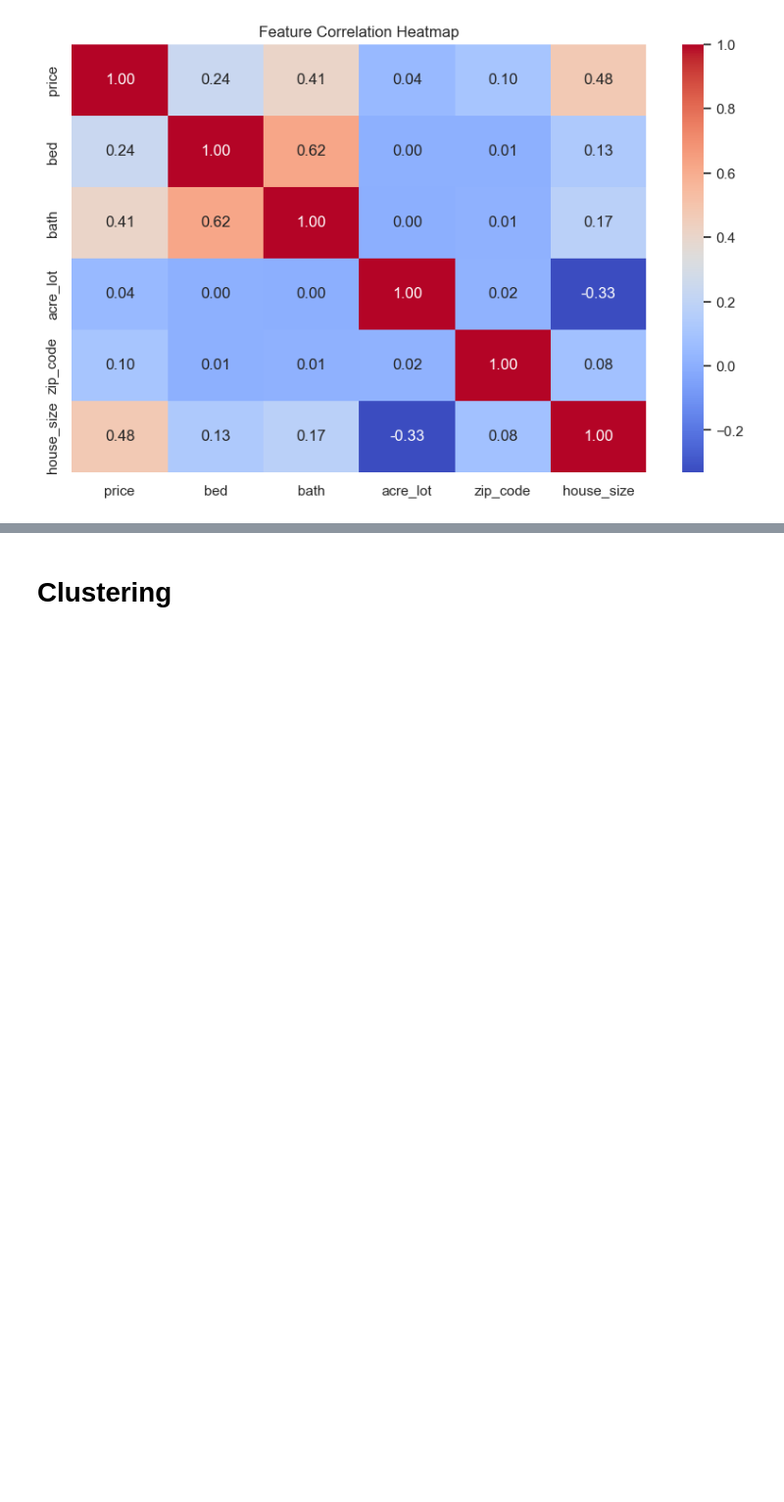
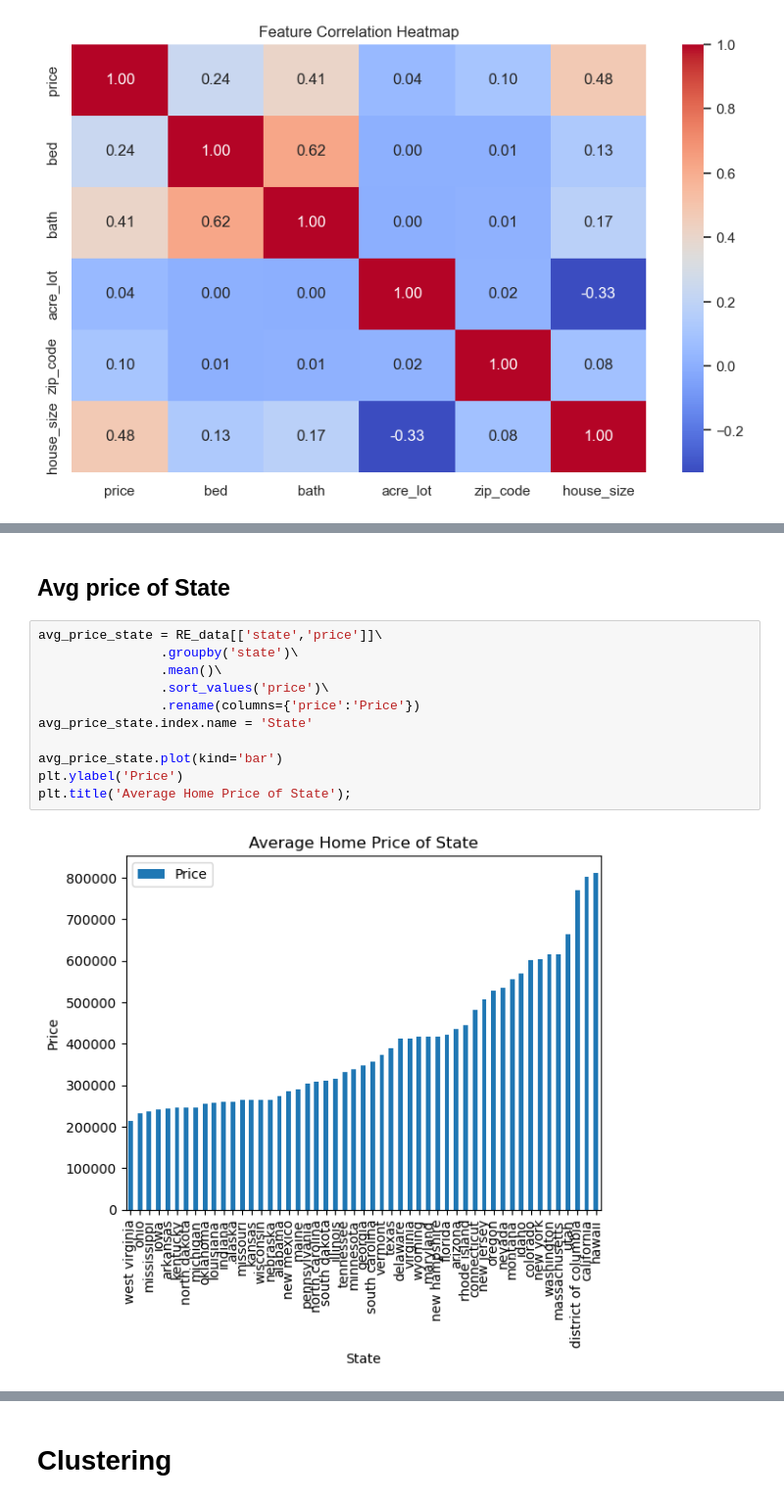
Before and after one commit to SatrunsDream/DSC148-Project, a Jupyter notebook: Case_Study.ipynb, the cells around one changed output, grey strips where cells are left out. Shown at 98% size. Cells and saved outputs as stored; diff of their text form; blank space fills up the shorter version.

```diff
--- a/Case_Study.ipynb
+++ b/Case_Study.ipynb
@@ -514,0 +601,15 @@ plt.show()
+# %% [markdown]
+## Avg price of State
+# %%
+avg_price_state = RE_data[['state','price']]\
+                .groupby('state')\
+                .mean()\
+                .sort_values('price')\
+                .rename(columns={'price':'Price'})
+avg_price_state.index.name = 'State'
+
+avg_price_state.plot(kind='bar')
+plt.ylabel('Price')
+plt.title('Average Home Price of State');
+# %% [output]
+[figure, added]
```
Also changed, not shown: parts of 22 cells of this notebook.
